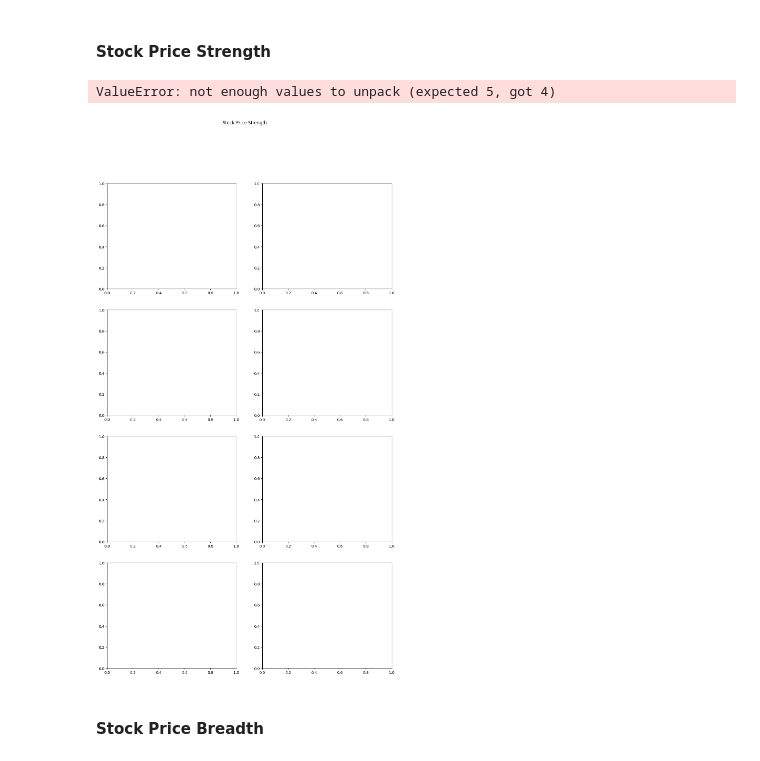
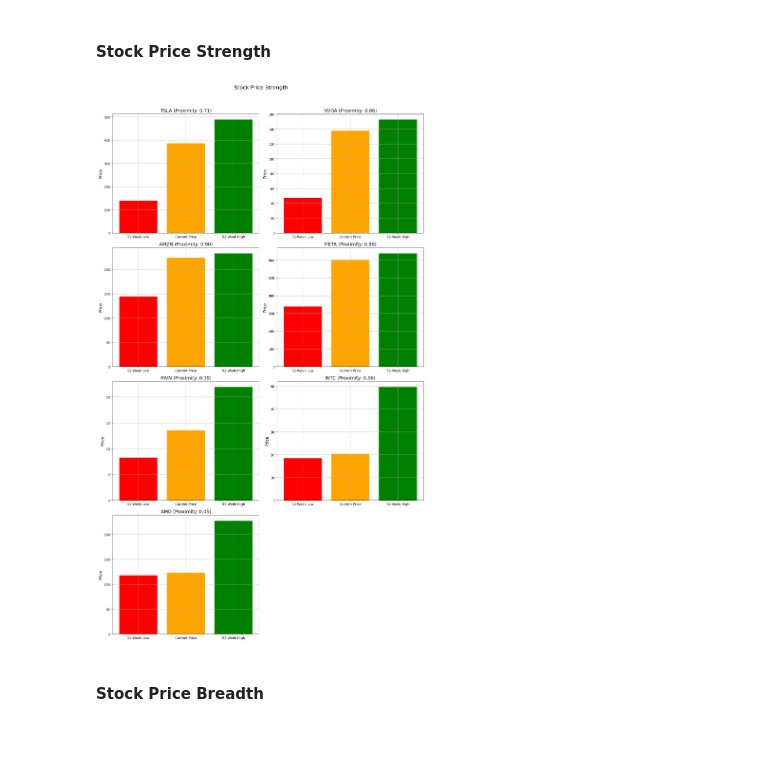
Before and after one commit to chantalmaskell/Black_Litterman_Portfolio_Optimisation, a Jupyter notebook: In_Progress/fear_greed_BL.ipynb, the cells around one changed output. Cells and saved outputs as stored; diff of their text form; code cells hidden in the pictures.

```diff
--- a/In_Progress/fear_greed_BL.ipynb
+++ b/In_Progress/fear_greed_BL.ipynb
@@ -170,52 +179,50 @@ def calculate_stock_price_strength(tickers, period=52):
             low = stock_data['Low'].min()
             current_price = stock_data['Close'].iloc[-1]
 
-            #  proximity to 52-week high
+            # Proximity to 52-week high
             price_strength = (current_price - low) / (high - low) if high - low != 0 else None
 
             price_strength_dict[ticker] = (price_strength, high, low, current_price)
 
         except Exception as error:
             print(f"An error occurred for {ticker}: {error} when calculating price strength")
             price_strength_dict[ticker] = None
 
     return price_strength_dict
 
 def plot_stock_price_strength(tickers):
+    price_strength_dict = calculate_stock_price_strength(tickers)
+
     nrows = (len(tickers) + 1) // 2
-    fig, axes = plt.subplots(nrows=nrows, ncols=2, figsize=(14, 6 * nrows), sharex=False)
-    fig.suptitle('Stock Price Strength')
+    ncols = 2
+    fig, axes = plt.subplots(nrows=nrows, ncols=ncols, figsize=(14, 6 * nrows), sharex=False)
+    fig.suptitle('Stock Price Strength', fontsize=16)
     axes = axes.flatten()
 
     for i, ticker in enumerate(tickers):
         ax = axes[i]
-        high, low, current_price, proximity_to_high, prior_year_history = calculate_stock_price_strength(ticker)
+        data = price_strength_dict.get(ticker)
 
-        if prior_year_history is not None:
-            ax.plot(prior_year_history.index, prior_year_history['Close'], label='Close Price', color='blue')
-            ax.axhline(high, color='red', linestyle='--', label='52-Week High')
-            ax.axhline(low, color='green', linestyle='--', label='52-Week Low')
-            ax.scatter(prior_year_history.index[-1], current_price, color='purple',label=f'Current Price (Proximity: {proximity_to_high:.2f})')
-
-            ax.set_title(ticker, fontsize=14)
+        if data is not None:
+            price_strength, high, low, current_price = data
+            ax.bar(['52-Week Low', 'Current Price', '52-Week High'], [low, current_price, high], color=['red', 'orange', 'green'])
+            ax.set_title(f"{ticker} (Proximity: {price_strength:.2f})", fontsize=14)
             ax.set_ylabel('Price', fontsize=12)
-            ax.legend(loc='upper left')
             ax.grid(True)
         else:
             ax.set_title(f"{ticker} (Error)")
-            ax.text(0.5, 0.5, "Error: Unable to fetch data", transform=ax.transAxes, fontsize=12, color="red", ha="center",va="center")
+            ax.text(0.5, 0.5, "Error: Unable to fetch data", transform=ax.transAxes, fontsize=12, color="red", ha="center", va="center")
             ax.axis("off")
 
     for j in range(len(tickers), len(axes)):
         fig.delaxes(axes[j])
 
     plt.tight_layout(rect=[0, 0, 1, 0.96])
     plt.show()
 
 plot_stock_price_strength(tickers)
 # %% [output]
-ValueError: not enough values to unpack (expected 5, got 4)
-[figure, old version]
+[figure, new version]
 # %% [markdown]
 #### Stock Price Breadth
 # %%
```
Also changed, not shown: parts of 43 cells of this notebook.
